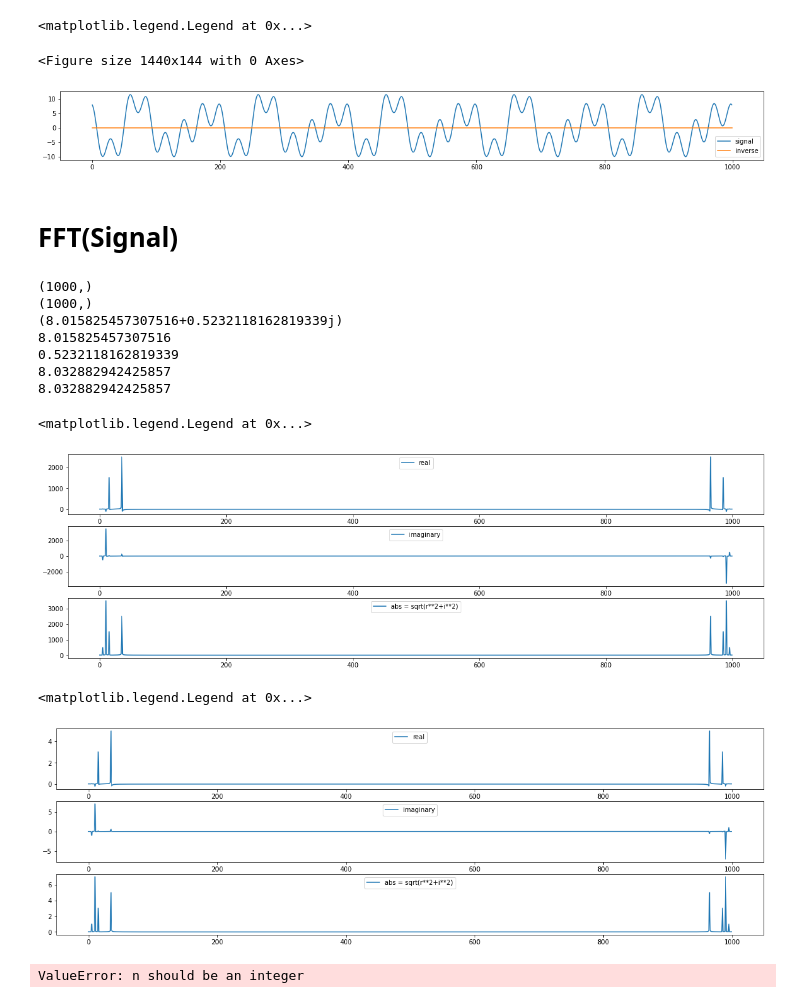
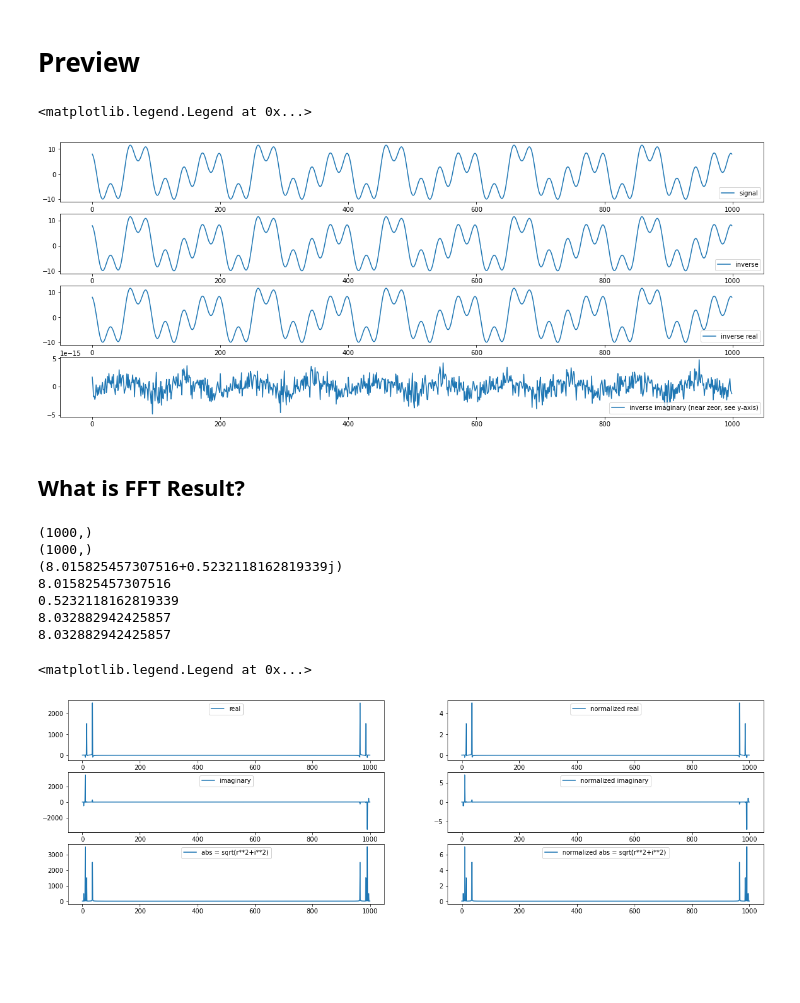
Before and after one commit to hyeok-jong/fourier_transformation, a Jupyter notebook: fft_again_0801.ipynb, the cells around one changed output. Saved outputs shown, nothing was run; the diff lists cells and outputs as text; code cells hidden in the pictures; blank space fills up the shorter version.

```diff
--- a/fft_again_0801.ipynb
+++ b/fft_again_0801.ipynb
@@ -5,26 +2,39 @@ import math
 import numpy as np
 import matplotlib.pyplot as plt
+# %% [markdown]
+# Preview
 # %%
 x_range = np.linspace(0,10*np.pi,1000)
 signal = 1*np.sin(x_range)
 signal += 3*np.cos(x_range*3)
 signal += 5*np.cos(x_range*7)
 signal += -7*np.sin(x_range*2)
 
-plt.figure(figsize = (20, 2))
+plt.figure(figsize = (20, 8))
 
 fft_result = np.fft.fft(signal)
 inverse_fft_result = np.fft.ifft(fft_result)
-plt.figure(figsize = (20, 2))
+
+plt.subplot(4,1,1)
 plt.plot(signal, label = 'signal')
-plt.plot(inverse_fft_result.imag, label = 'inverse')
 plt.legend()
+
+plt.subplot(4,1,2)
+plt.plot(inverse_fft_result, label = 'inverse')
+plt.legend()
+
+plt.subplot(4,1,3)
+plt.plot(inverse_fft_result.real, label = 'inverse real')
+plt.legend()
+
+plt.subplot(4,1,4)
+plt.plot(inverse_fft_result.imag, label = 'inverse imaginary (near zeor, see y-axis)')
+plt.legend()
 # %% [output]
 <matplotlib.legend.Legend at 0x...>
-<Figure size 1440x144 with 0 Axes>
-[figure, old version]
+[figure, new version]
 # %% [markdown]
-# FFT(Signal)
+## What is FFT Result?
 # %%
 print(x_range.shape)
 print(fft_result.shape)
@@ -45,40 +55,33 @@ print(np.abs(fft_result[1]))
 # %%
 plt.figure(figsize = (20, 6))
 
-plt.subplot(3,1,1)
+plt.subplot(3,2,1)
 plt.plot(fft_result.real, label = 'real')
 plt.legend(loc = 'upper center')
 
-plt.subplot(3,1,2)
+plt.subplot(3,2,3)
 plt.plot(fft_result.imag, label = 'imaginary')
 plt.legend(loc = 'upper center')
 
-plt.subplot(3,1,3)
+plt.subplot(3,2,5)
 plt.plot(np.abs(fft_result), label = 'abs = sqrt(r**2+i**2)')
 plt.legend(loc = 'upper center')
+
+
+
+normalize = len(fft_result)/2
+
+plt.subplot(3,2,2)
+plt.plot(fft_result.real/normalize, label = 'normalized real')
+plt.legend(loc = 'upper center')
+
+plt.subplot(3,2,4)
+plt.plot(fft_result.imag/normalize, label = 'normalized imaginary')
+plt.legend(loc = 'upper center')
+
+plt.subplot(3,2,6)
+plt.plot(np.abs(fft_result)/normalize, label = 'normalized abs = sqrt(r**2+i**2)')
+plt.legend(loc = 'upper center')
 # %% [output]
 <matplotlib.legend.Legend at 0x...>
-[figure, old version]
+[figure, new version]
-# %%
-plt.figure(figsize = (20, 6))
-
-normalize = len(fft_result)/2
-
-plt.subplot(3,1,1)
-plt.plot(fft_result.real/normalize, label = 'real')
-plt.legend(loc = 'upper center')
-
-plt.subplot(3,1,2)
-plt.plot(fft_result.imag/normalize, label = 'imaginary')
-plt.legend(loc = 'upper center')
-
-plt.subplot(3,1,3)
-plt.plot(np.abs(fft_result)/normalize, label = 'abs = sqrt(r**2+i**2)')
-plt.legend(loc = 'upper center')
-# %% [output]
-<matplotlib.legend.Legend at 0x...>
-[figure, removed]
-# %%
-frequency = np.fft.fftfreq(signal)
-# %% [output]
-ValueError: n should be an integer
```
Also changed, not shown: parts of 19 cells of this notebook, 3 other files.
